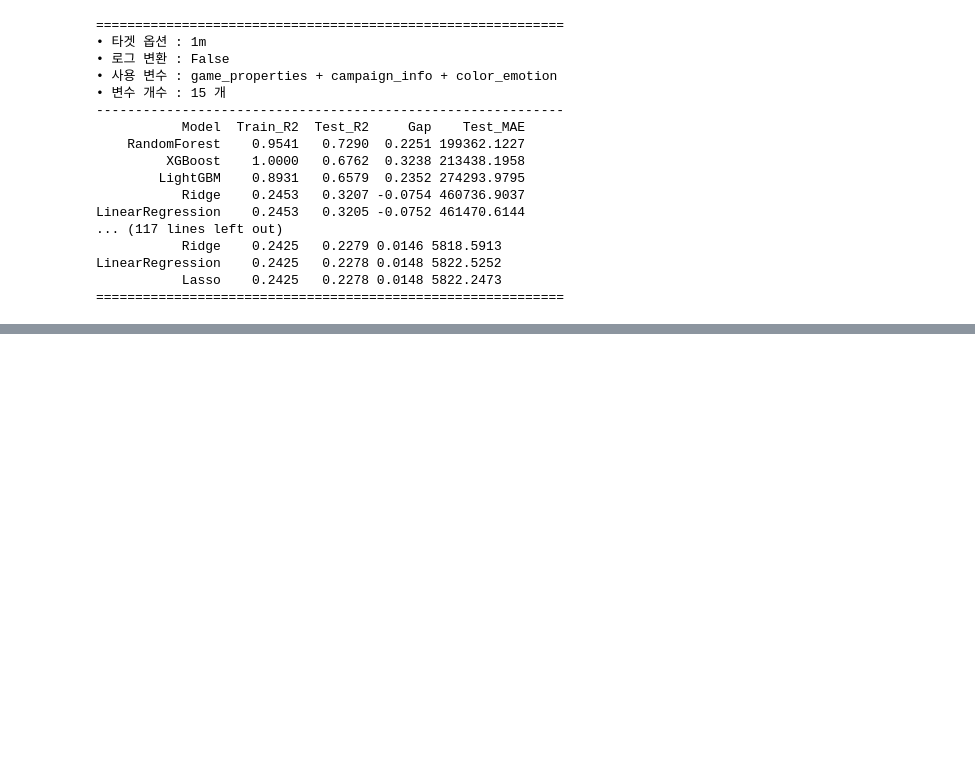
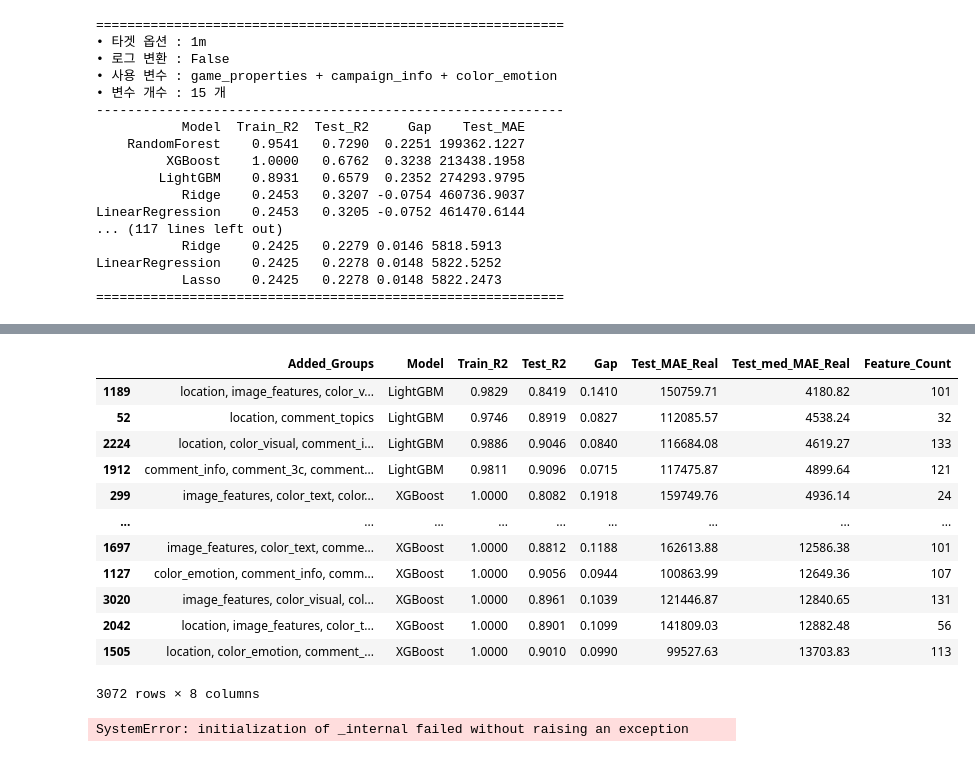
Before and after one commit to jjongseon/Asac-project, a Jupyter notebook: 01_Src/ml/ml_js.ipynb, the cells around one changed output, grey strips where cells are left out. Cells and saved outputs as stored; diff of their text form; code cells hidden in the pictures; blank space fills up the shorter version.

```diff
--- a/01_Src/ml/ml_js.ipynb
+++ b/01_Src/ml/ml_js.ipynb
@@ -22,6 +22,8 @@ Wargame
 WinterFeast2026
 Worker placement
 dinotuesday
+# %%
+df.drop(columns="projectID",inplace=True)
 # %%
 # 성과 지표 y
 performance = [
@@ -36,7 +38,7 @@ game_properties = [
 
 # 캠페인 기본 정보   'softclose',
 campaign_info = [
-    'isDiscounted', 'previous_campaigns_count', 'duration_days', 'fundedInSeconds',
+    'isDiscounted', 'previous_campaigns_count', 'duration_days', 'fundedInSeconds', 'rewards_count'
 ]
 
 # 지역(화폐로)
@@ -47,6 +49,9 @@ location=[
 
 
 # 사진 정보
+image_features = [
+    'edge_density', 'saturation', 'brightness', 'contrast'
+]
 # RGB
 color_visual = [
     'R1', 'G1', 'B1', 'R2', 'G2', 'B2', 'R3', 'G3', 'B3', 'R4', 'G4', 'B4',
@@ -117,6 +122,7 @@ all_groups = {
     "game_properties": game_properties,
     "campaign_info": campaign_info,
     "location": location,
+    "image_features": image_features,
     "color_visual": color_visual,
     "color_text": color_text,
     "color_emotion": color_emotion,
@@ -131,6 +137,7 @@ active_groups = [
     "game_properties",
     "campaign_info",
     # "location",
+    # "image_features",
     # "color_visual",
     # "color_text",
      "color_emotion",
@@ -251,0 +371,39 @@ LinearRegression    0.2425   0.2278 0.0148 5822.5252
+# %%
+df_all_combos.sort_values(by="Test_med_MAE_Real", ascending=True)
+# %% [output]
+|  | Added_Groups | Model | Train_R2 | Test_R2 | Gap | Test_MAE_Real | Test_med_MAE_Real | Feature_Count |
+| 1189 | location, image_features, color_v... | LightGBM | 0.9829 | 0.8419 | 0.1410 | 150759.71 | 4180.82 | 101 |
+| 52 | location, comment_topics | LightGBM | 0.9746 | 0.8919 | 0.0827 | 112085.57 | 4538.24 | 32 |
+| 2224 | location, color_visual, comment_i... | LightGBM | 0.9886 | 0.9046 | 0.0840 | 116684.08 | 4619.27 | 133 |
+| 1912 | comment_info, comment_3c, comment... | LightGBM | 0.9811 | 0.9096 | 0.0715 | 117475.87 | 4899.64 | 121 |
+| 299 | image_features, color_text, color... | XGBoost | 1.0000 | 0.8082 | 0.1918 | 159749.76 | 4936.14 | 24 |
+| ... | ... | ... | ... | ... | ... | ... | ... | ... |
+| 1697 | image_features, color_text, comme... | XGBoost | 1.0000 | 0.8812 | 0.1188 | 162613.88 | 12586.38 | 101 |
+| 1127 | color_emotion, comment_info, comm... | XGBoost | 1.0000 | 0.9056 | 0.0944 | 100863.99 | 12649.36 | 107 |
+| 3020 | image_features, color_visual, col... | XGBoost | 1.0000 | 0.8961 | 0.1039 | 121446.87 | 12840.65 | 131 |
+| 2042 | location, image_features, color_t... | XGBoost | 1.0000 | 0.8901 | 0.1099 | 141809.03 | 12882.48 | 56 |
+| 1505 | location, color_emotion, comment_... | XGBoost | 1.0000 | 0.9010 | 0.0990 | 99527.63 | 13703.83 | 113 |
+3072 rows × 8 columns
+# %%
+import shap
+
+# 1. SHAP 설명자(Explainer) 및 가치 계산
+# LightGBM이나 XGBoost 같은 트리 모델 전용 TreeExplainer를 씁니다.
+explainer = shap.TreeExplainer(model)
+shap_values = explainer.shap_values(X_test)
+
+# 2. 요약 그래프(Summary Plot) 그리기
+plt.figure(figsize=(10, 6))
+shap.summary_plot(shap_values, X_test, plot_type="bar", show=False)
+plt.title("✨ SHAP Feature Importance ✨", fontsize=14)
+plt.tight_layout()
+plt.show()
+
+# 3. 방향성까지 보여주는 벌집 그래프(Beeswarm Plot) 구동
+plt.figure(figsize=(10, 6))
+shap.summary_plot(shap_values, X_test, show=False)
+plt.title("🌈 SHAP Behavioral Analysis (방향성 확인) 🌈", fontsize=14)
+plt.tight_layout()
+plt.show()
+# %% [output]
+SystemError: initialization of _internal failed without raising an exception
```
Also changed, not shown: parts of 3 cells of this notebook, 2 other files.
